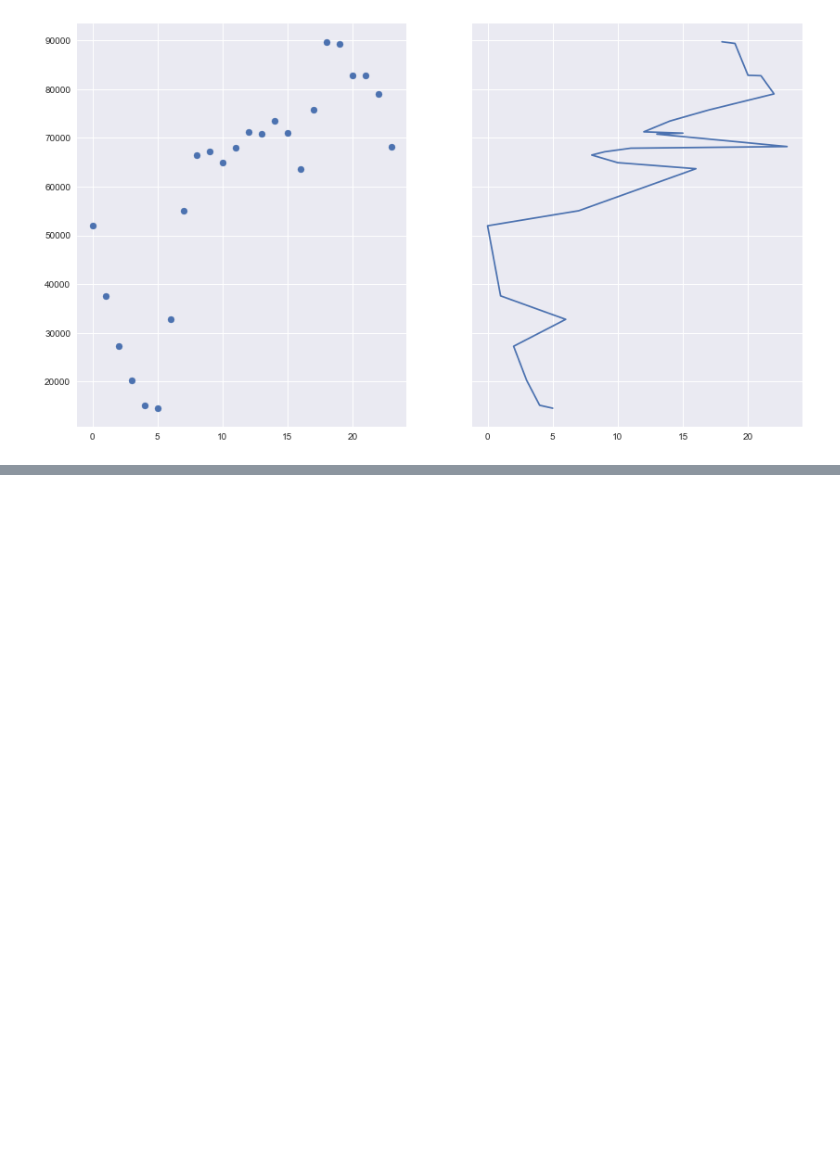
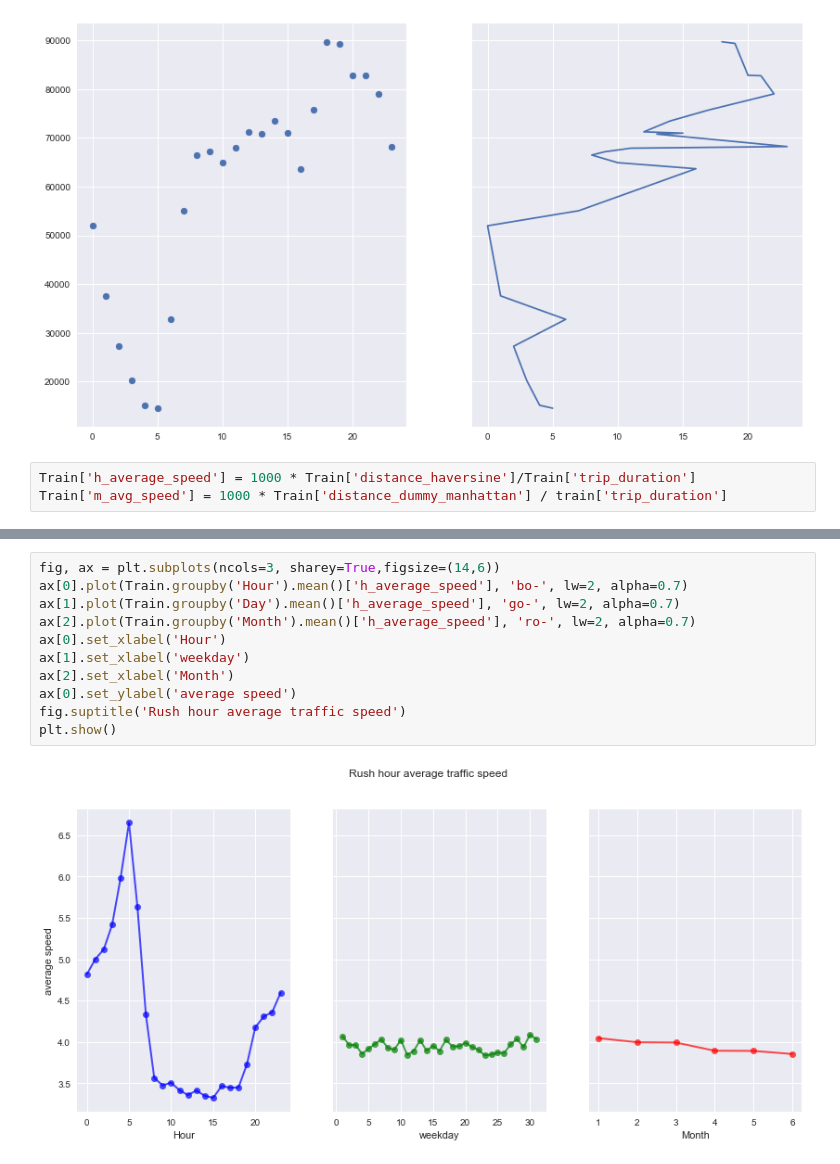
Before and after one commit to rakshithvasudev/Machine-Learning, a Jupyter notebook: Taxi Time Predictions/TaxiTripTime .ipynb, the cells around one changed output, grey strips where cells are left out. Drawn from its saved outputs; the diff is of its cells as text; blank space fills up the shorter version.

Commit message:
Added Hour

```diff
--- a/Taxi Time Predictions/TaxiTripTime .ipynb
+++ b/Taxi Time Predictions/TaxiTripTime .ipynb
@@ -476,3 +476,6 @@ axes[1].plot(Train['Hour'].value_counts().index,Train['Hour'].value_counts().val
 # %% [output]
 [<matplotlib.lines.Line2D at 0x...>]
 [figure]
+# %%
+Train['h_average_speed'] = 1000 * Train['distance_haversine']/Train['trip_duration']
+Train['m_avg_speed'] = 1000 * Train['distance_dummy_manhattan'] / train['trip_duration']
@@ -478,0 +502,13 @@ axes[1].plot(Train['Hour'].value_counts().index,Train['Hour'].value_counts().val
+# %%
+fig, ax = plt.subplots(ncols=3, sharey=True,figsize=(14,6))
+ax[0].plot(Train.groupby('Hour').mean()['h_average_speed'], 'bo-', lw=2, alpha=0.7)
+ax[1].plot(Train.groupby('Day').mean()['h_average_speed'], 'go-', lw=2, alpha=0.7)
+ax[2].plot(Train.groupby('Month').mean()['h_average_speed'], 'ro-', lw=2, alpha=0.7)
+ax[0].set_xlabel('Hour')
+ax[1].set_xlabel('weekday')
+ax[2].set_xlabel('Month')
+ax[0].set_ylabel('average speed')
+fig.suptitle('Rush hour average traffic speed')
+plt.show()
+# %% [output]
+[figure, added]
```
Also changed, not shown: parts of 2 cells of this notebook.
